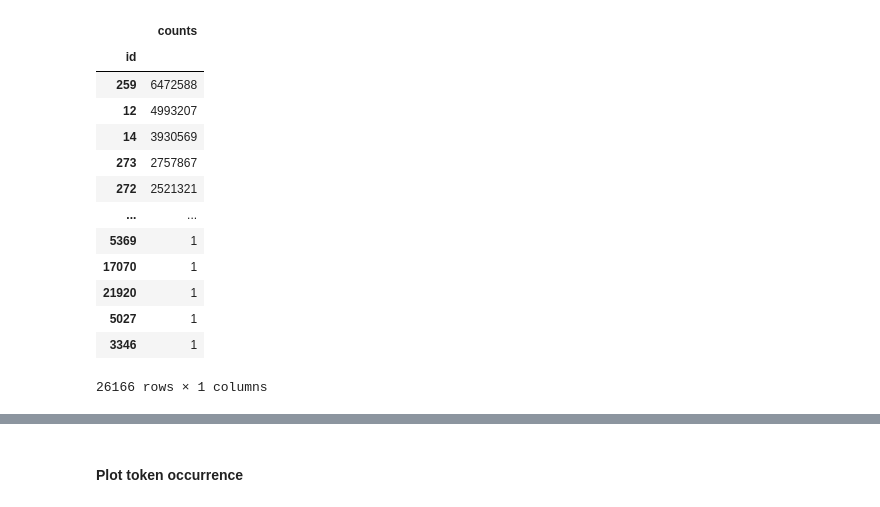
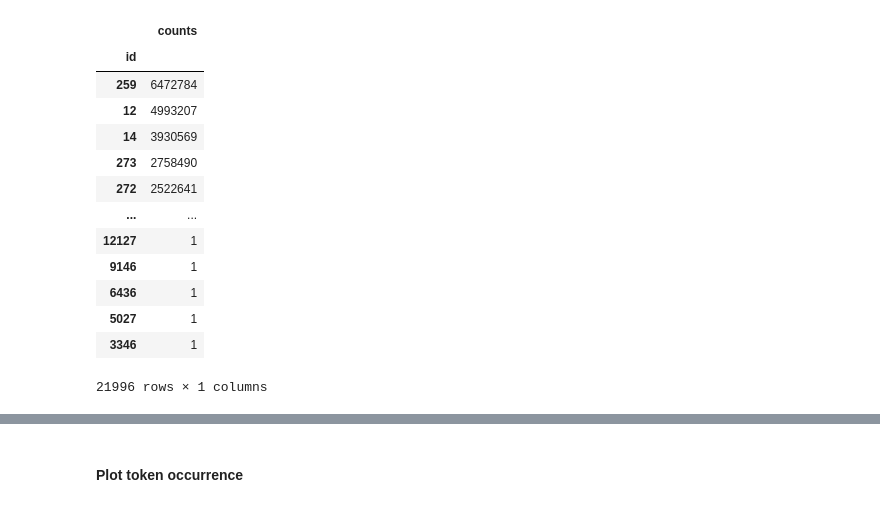
Before and after one commit to martinloretzzz/space-tokenizer, a Jupyter notebook: scafold-tokens.ipynb, the cells around one changed output, grey strips where cells are left out. Drawn from its saved outputs; the diff is of its cells as text; code cells hidden in the pictures.

```diff
--- a/scafold-tokens.ipynb
+++ b/scafold-tokens.ipynb
@@ -55,21 +55,21 @@ df_ids.to_csv("data/wikitext-token-count-space-50k.csv", index=False)
 # %%
-df_counts = pd.read_csv("data/wikitext-token-count-space-50k.csv", index_col="id")
+df_counts = pd.read_csv("data/tmp/wikitext-token-count.csv", index_col="id")
 df_counts
 # %% [output]
 |  | counts |
 | id |  |
-| 259 | 6472588 |
+| 259 | 6472784 |
 | 12 | 4993207 |
 | 14 | 3930569 |
-| 273 | 2757867 |
-| 272 | 2521321 |
+| 273 | 2758490 |
+| 272 | 2522641 |
 | ... | ... |
-| 5369 | 1 |
-| 17070 | 1 |
-| 21920 | 1 |
+| 12127 | 1 |
+| 9146 | 1 |
+| 6436 | 1 |
 | 5027 | 1 |
 | 3346 | 1 |
-26166 rows × 1 columns
+21996 rows × 1 columns
 # %%
 df_vocab = pd.DataFrame.from_dict(tokenizer_config["model"]["vocab"], orient='index')
 df_vocab = df_vocab[0:vocab_size_pre_removal]
```
Also changed, not shown: parts of 13 cells of this notebook, 4 other files.
